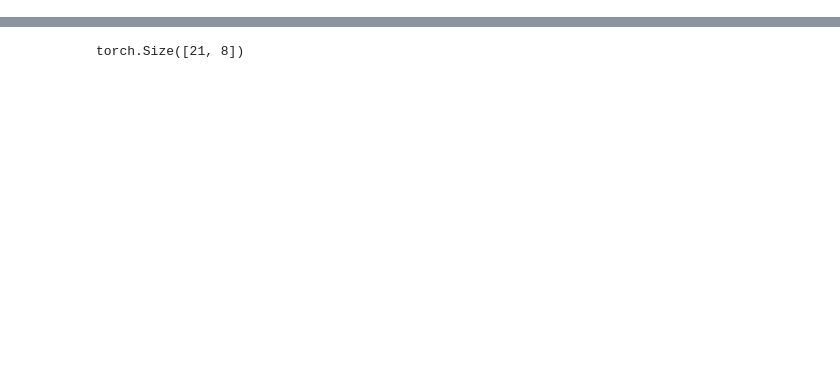
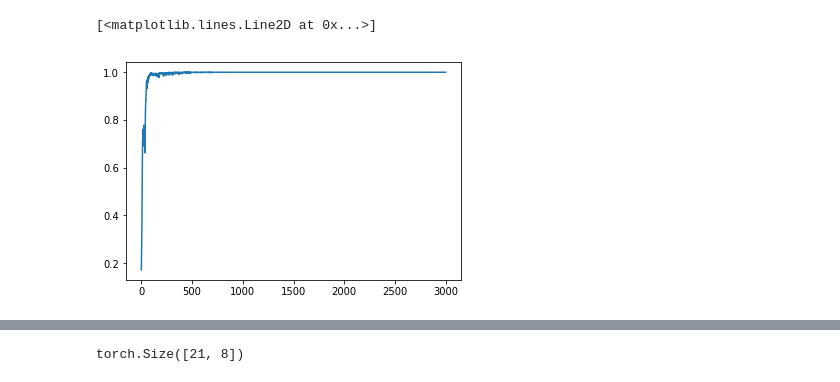
Before and after one commit to IAmigos/CoSE-pytorch, a Jupyter notebook: Alex_sum_eval.ipynb, the cells around one changed output, grey strips where cells are left out. Saved outputs shown, nothing was run; the diff lists cells and outputs as text; code cells hidden in the pictures; blank space fills up the shorter version.

```diff
--- a/Alex_sum_eval.ipynb
+++ b/Alex_sum_eval.ipynb
@@ -18,0 +387,5 @@ cose.embedding_predictive_model.load_state_dict(torch.load(os.path.join(os.getcw
+# %%
+plt.plot([i for i in confidence_pos_cum])
+# %% [output]
+[<matplotlib.lines.Line2D at 0x...>]
+[figure, added]
```
Also changed, not shown: parts of 48 cells of this notebook, 3 other files.
